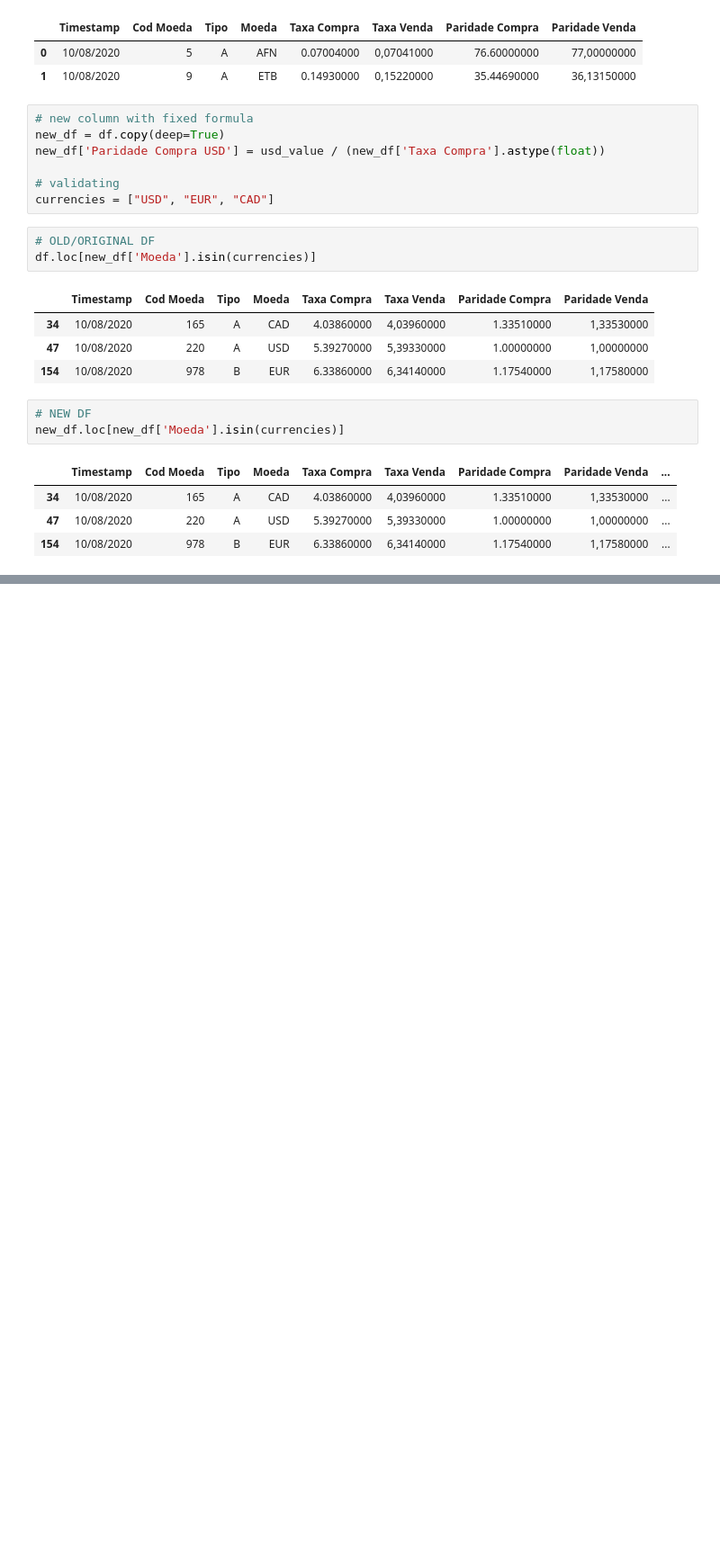
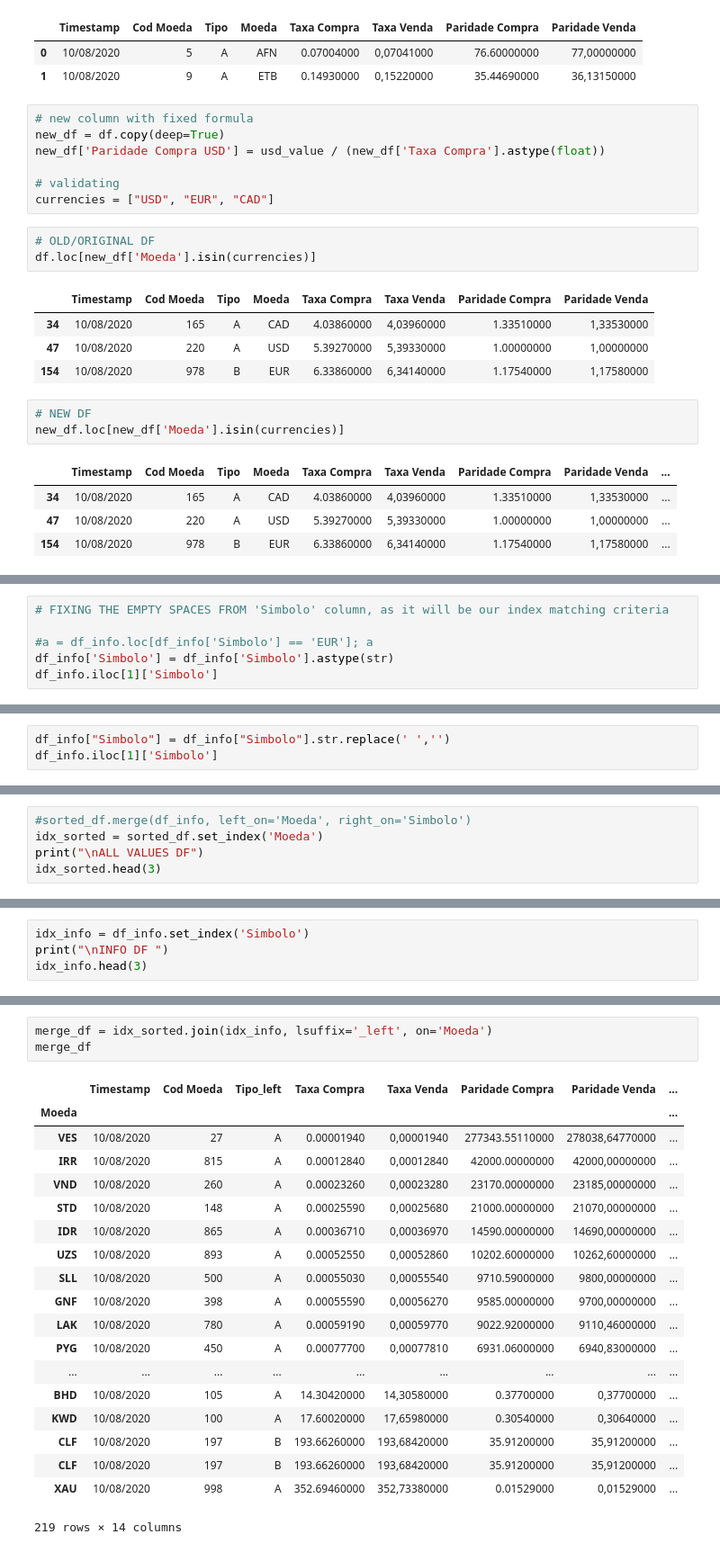
Before and after one commit to g-freire/currency_analysis, a Jupyter notebook: currency_analysis.ipynb, the cells around one changed output, grey strips where cells are left out. Shown: that part at 90% size. Cells and saved outputs as stored; diff of their text form; blank space fills up the shorter version.

```diff
--- a/currency_analysis.ipynb
+++ b/currency_analysis.ipynb
@@ -96,0 +114,6 @@ new_df.sort_values(by='Paridade Compra USD', ascending=False)
+# %%
+# FIXING THE EMPTY SPACES FROM 'Simbolo' column, as it will be our index matching criteria
+
+#a = df_info.loc[df_info['Simbolo'] == 'EUR']; a
+df_info['Simbolo'] = df_info['Simbolo'].astype(str)
+df_info.iloc[1]['Simbolo']
@@ -96,0 +122,3 @@ new_df.sort_values(by='Paridade Compra USD', ascending=False)
+# %%
+df_info["Simbolo"] = df_info["Simbolo"].str.replace(' ','')
+df_info.iloc[1]['Simbolo']
@@ -96,0 +144,5 @@ new_df.sort_values(by='Paridade Compra USD', ascending=False)
+# %%
+#sorted_df.merge(df_info, left_on='Moeda', right_on='Simbolo')
+idx_sorted = sorted_df.set_index('Moeda')
+print("\nALL VALUES DF")
+idx_sorted.head(3)
@@ -96,0 +156,4 @@ new_df.sort_values(by='Paridade Compra USD', ascending=False)
+# %%
+idx_info = df_info.set_index('Simbolo')
+print("\nINFO DF ")
+idx_info.head(3)
@@ -96,0 +167,23 @@ new_df.sort_values(by='Paridade Compra USD', ascending=False)
+# %%
+merge_df = idx_sorted.join(idx_info, lsuffix='_left', on='Moeda')
+merge_df
+# %% [output]
+|  | Timestamp | Cod Moeda | Tipo_left | Taxa Compra | Taxa Venda | Paridade Compra | Paridade Venda | ... |
+| Moeda |  |  |  |  |  |  |  | ... |
+| VES | 10/08/2020 | 27 | A | 0.00001940 | 0,00001940 | 277343.55110000 | 278038,64770000 | ... |
+| IRR | 10/08/2020 | 815 | A | 0.00012840 | 0,00012840 | 42000.00000000 | 42000,00000000 | ... |
+| VND | 10/08/2020 | 260 | A | 0.00023260 | 0,00023280 | 23170.00000000 | 23185,00000000 | ... |
+| STD | 10/08/2020 | 148 | A | 0.00025590 | 0,00025680 | 21000.00000000 | 21070,00000000 | ... |
+| IDR | 10/08/2020 | 865 | A | 0.00036710 | 0,00036970 | 14590.00000000 | 14690,00000000 | ... |
+| UZS | 10/08/2020 | 893 | A | 0.00052550 | 0,00052860 | 10202.60000000 | 10262,60000000 | ... |
+| SLL | 10/08/2020 | 500 | A | 0.00055030 | 0,00055540 | 9710.59000000 | 9800,00000000 | ... |
+| GNF | 10/08/2020 | 398 | A | 0.00055590 | 0,00056270 | 9585.00000000 | 9700,00000000 | ... |
+| LAK | 10/08/2020 | 780 | A | 0.00059190 | 0,00059770 | 9022.92000000 | 9110,46000000 | ... |
+| PYG | 10/08/2020 | 450 | A | 0.00077700 | 0,00077810 | 6931.06000000 | 6940,83000000 | ... |
+| ... | ... | ... | ... | ... | ... | ... | ... | ... |
+| BHD | 10/08/2020 | 105 | A | 14.30420000 | 14,30580000 | 0.37700000 | 0,37700000 | ... |
+| KWD | 10/08/2020 | 100 | A | 17.60020000 | 17,65980000 | 0.30540000 | 0,30640000 | ... |
+| CLF | 10/08/2020 | 197 | B | 193.66260000 | 193,68420000 | 35.91200000 | 35,91200000 | ... |
+| CLF | 10/08/2020 | 197 | B | 193.66260000 | 193,68420000 | 35.91200000 | 35,91200000 | ... |
+| XAU | 10/08/2020 | 998 | A | 352.69460000 | 352,73380000 | 0.01529000 | 0,01529000 | ... |
+219 rows × 14 columns
```
Also changed, not shown: parts of 34 cells of this notebook.
